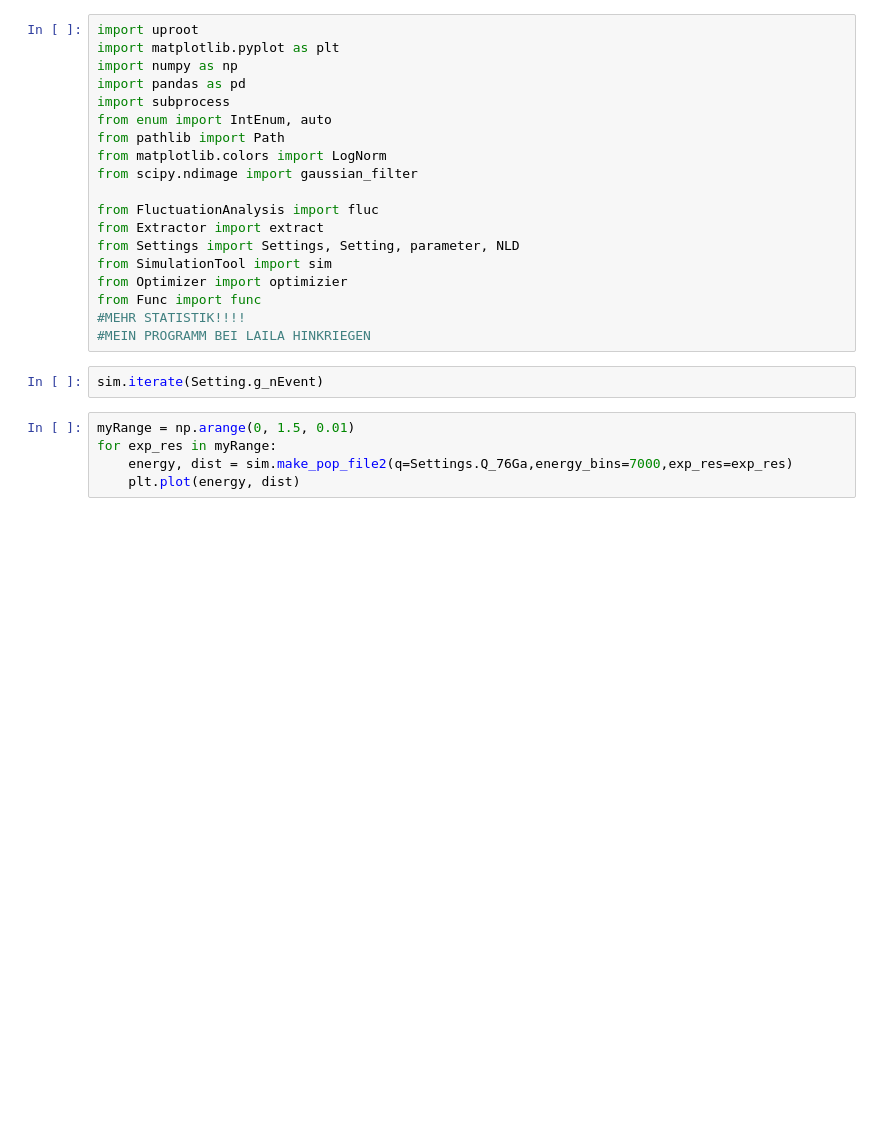
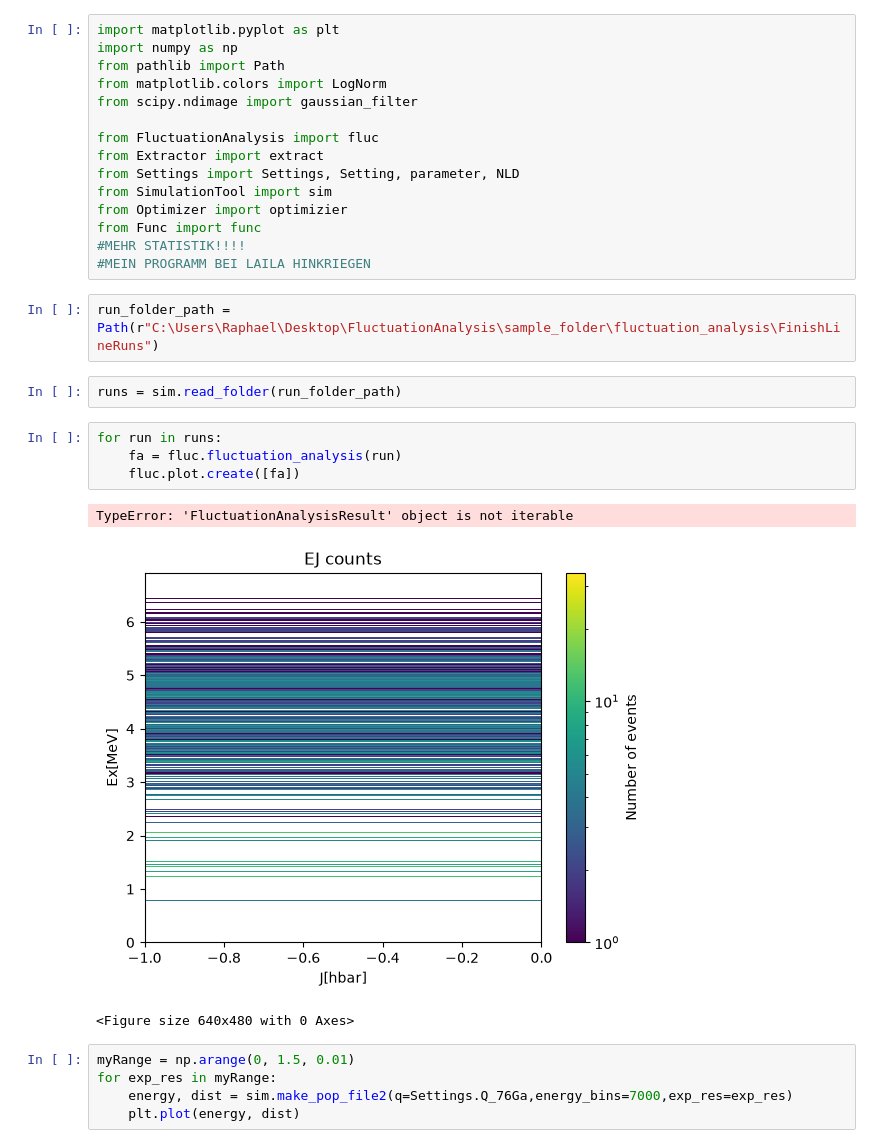
Before and after one commit to CauchyApprentice/Fluctuation-Analysis, a Jupyter notebook: main.ipynb, the cells around one changed output. Saved outputs shown, nothing was run; the diff lists cells and outputs as text; blank space fills up the shorter version.

```diff
--- a/main.ipynb
+++ b/main.ipynb
@@ -1,10 +1,6 @@
 # %%
-import uproot
 import matplotlib.pyplot as plt
 import numpy as np
-import pandas as pd
-import subprocess
-from enum import IntEnum, auto
 from pathlib import Path
 from matplotlib.colors import LogNorm
 from scipy.ndimage import gaussian_filter
@@ -17,8 +13,18 @@ from Optimizer import optimizier
 from Func import func
 #MEHR STATISTIK!!!!
 #MEIN PROGRAMM BEI LAILA HINKRIEGEN
-# %%
-sim.iterate(Setting.g_nEvent)
+# %%
+run_folder_path = Path(r"C:\Users\Raphael\Desktop\FluctuationAnalysis\sample_folder\fluctuation_analysis\FinishLineRuns")
+# %%
+runs = sim.read_folder(run_folder_path)
+# %%
+for run in runs:
+    fa = fluc.fluctuation_analysis(run)
+    fluc.plot.create([fa])
+# %% [output]
+TypeError: 'FluctuationAnalysisResult' object is not iterable
+[figure, added]
+<Figure size 640x480 with 0 Axes>
 # %%
 myRange = np.arange(0, 1.5, 0.01)
 for exp_res in myRange:
```
Also changed, not shown: 2 other files.
